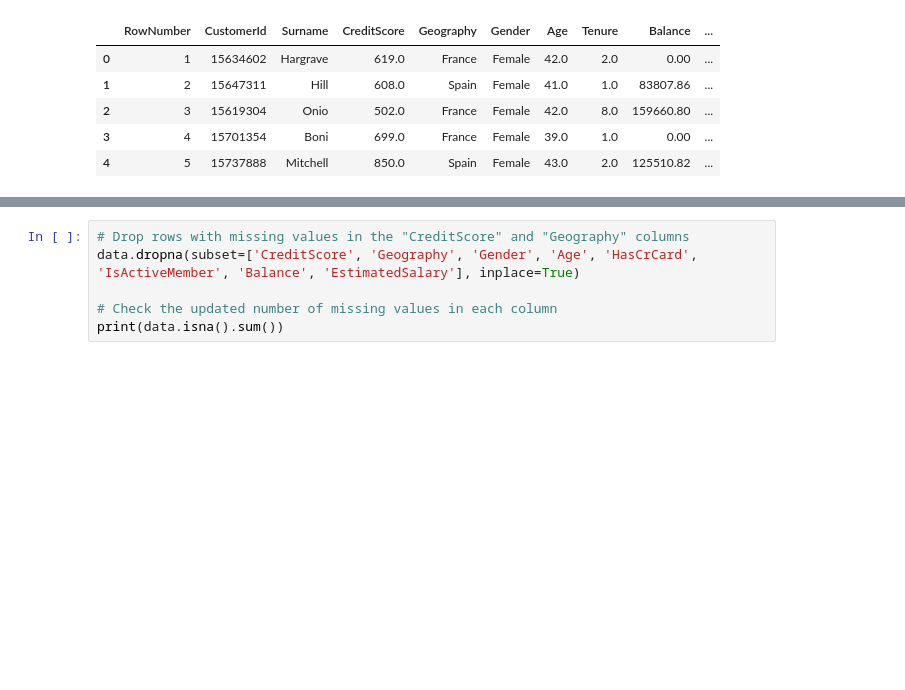
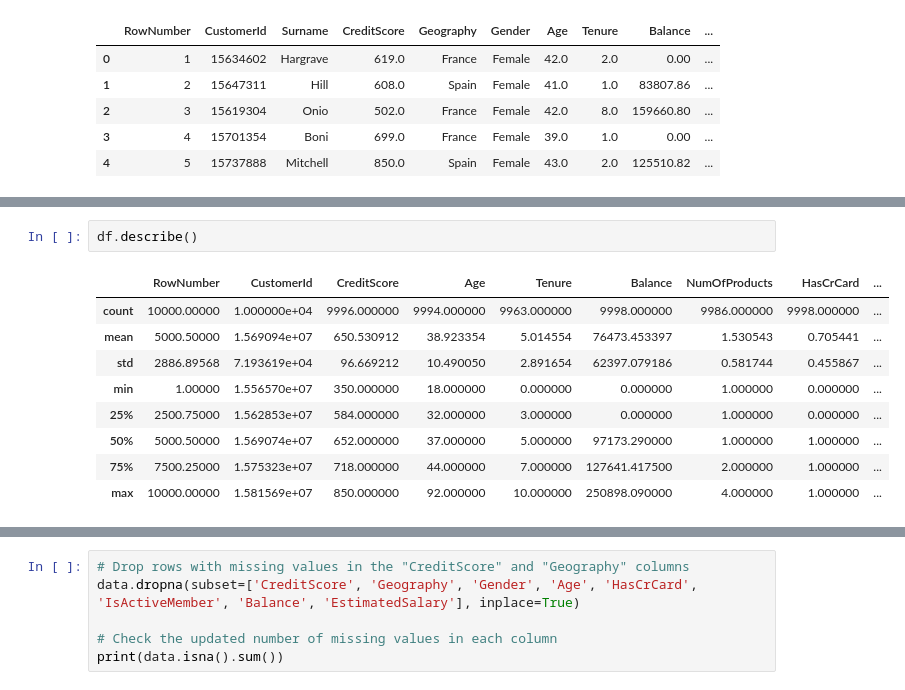
Before and after one commit to levine01/Group6_Phase3_Project, a Jupyter notebook: index.ipynb, the cells around one changed output, grey strips where cells are left out. Saved outputs shown, nothing was run; the diff lists cells and outputs as text; blank space fills up the shorter version.

```diff
--- a/index.ipynb
+++ b/index.ipynb
@@ -94,0 +129,12 @@ data = df.drop(['RowNumber','CustomerId', 'Surname'], axis=1)
+# %%
+df.describe()
+# %% [output]
+|  | RowNumber | CustomerId | CreditScore | Age | Tenure | Balance | NumOfProducts | HasCrCard | ... |
+| count | 10000.00000 | 1.000000e+04 | 9996.000000 | 9994.000000 | 9963.000000 | 9998.000000 | 9986.000000 | 9998.000000 | ... |
+| mean | 5000.50000 | 1.569094e+07 | 650.530912 | 38.923354 | 5.014554 | 76473.453397 | 1.530543 | 0.705441 | ... |
+| std | 2886.89568 | 7.193619e+04 | 96.669212 | 10.490050 | 2.891654 | 62397.079186 | 0.581744 | 0.455867 | ... |
+| min | 1.00000 | 1.556570e+07 | 350.000000 | 18.000000 | 0.000000 | 0.000000 | 1.000000 | 0.000000 | ... |
+| 25% | 2500.75000 | 1.562853e+07 | 584.000000 | 32.000000 | 3.000000 | 0.000000 | 1.000000 | 0.000000 | ... |
+| 50% | 5000.50000 | 1.569074e+07 | 652.000000 | 37.000000 | 5.000000 | 97173.290000 | 1.000000 | 1.000000 | ... |
+| 75% | 7500.25000 | 1.575323e+07 | 718.000000 | 44.000000 | 7.000000 | 127641.417500 | 2.000000 | 1.000000 | ... |
+| max | 10000.00000 | 1.581569e+07 | 850.000000 | 92.000000 | 10.000000 | 250898.090000 | 4.000000 | 1.000000 | ... |
```
Also changed, not shown: parts of 25 cells of this notebook.
